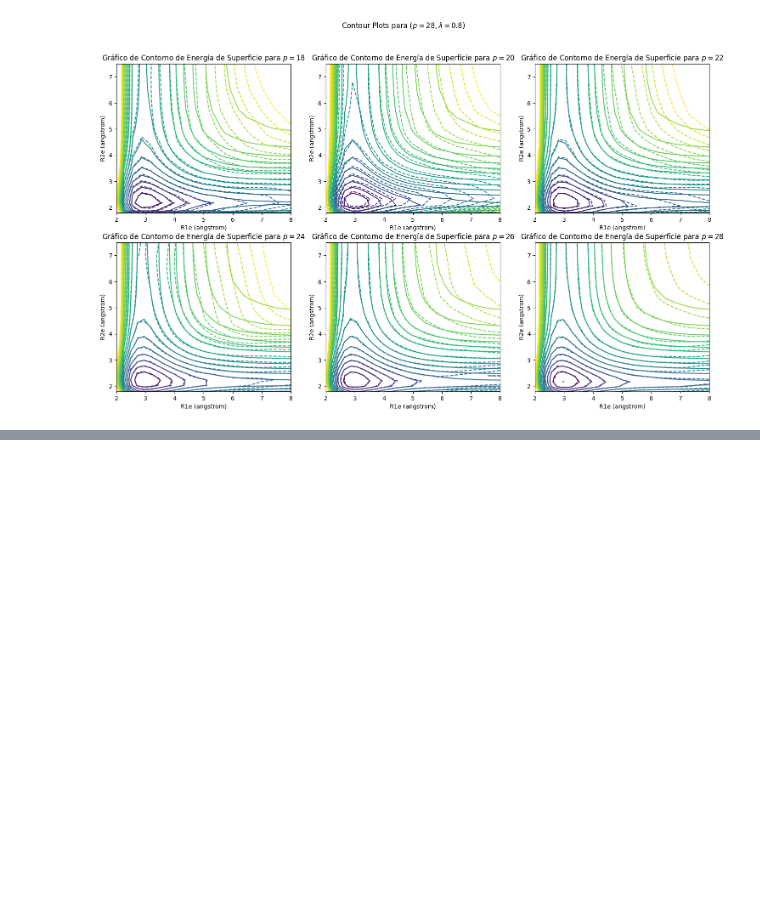
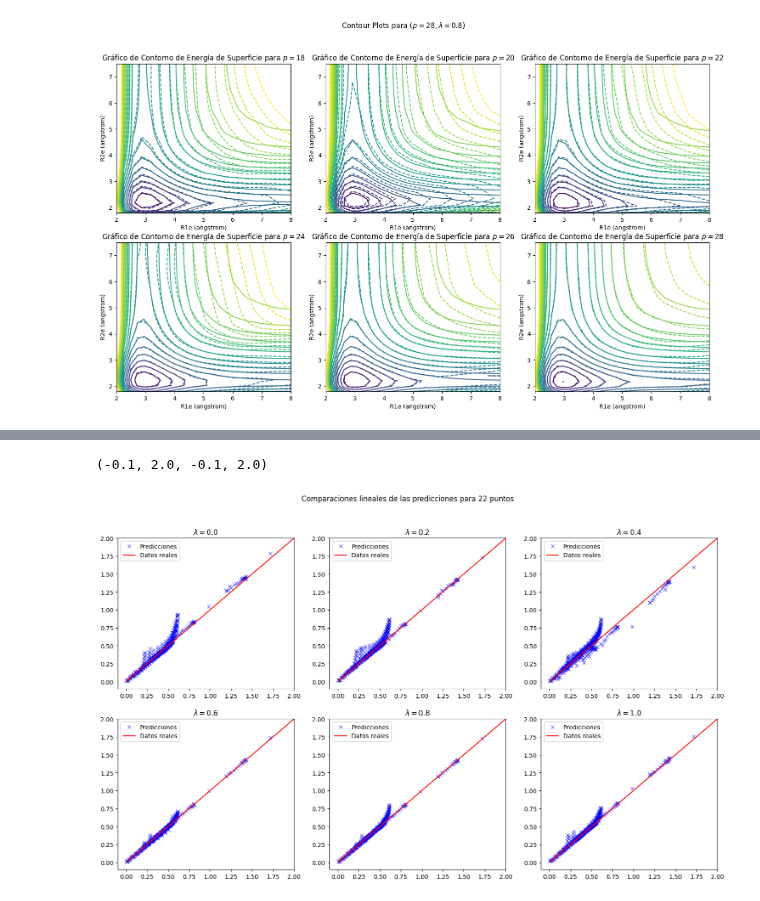
Before and after one commit to AstroDolan/ML-team, a Jupyter notebook: PINN-Thesis/Lambda-Testing/Points/Plot-PINN-Testing.ipynb, the cells around one changed output, grey strips where cells are left out. Saved outputs shown, nothing was run; the diff lists cells and outputs as text; code cells hidden in the pictures; blank space fills up the shorter version.

```diff
--- a/PINN-Thesis/Lambda-Testing/Points/Plot-PINN-Testing.ipynb
+++ b/PINN-Thesis/Lambda-Testing/Points/Plot-PINN-Testing.ipynb
@@ -431,0 +429,44 @@ ax6.axis([-0.1,2,-0.1,2])
+# %%
+l00p22 = np.load('TrainPREDS_Lambda0.0_Pts22.npy')
+l02p22 = np.load('TrainPREDS_Lambda0.2_Pts22.npy')
+l04p22 = np.load('TrainPREDS_Lambda0.4_Pts22.npy')
+l06p22 = np.load('TrainPREDS_Lambda0.6_Pts22.npy')
+l08p22 = np.load('TrainPREDS_Lambda0.8_Pts22.npy')
+l10p22 = np.load('TrainPREDS_Lambda1.0_Pts22.npy')
+
+fig, ((ax1, ax2, ax3), (ax4, ax5, ax6)) = plt.subplots(2,3, figsize=(18, 10))
+fig.suptitle('Comparaciones lineales de las predicciones para 22 puntos')
+
+ax1.plot(l00p22[0,:], l00p22[1,:],'x', label="Predicciones", color='blue', alpha=0.6)
+ax1.plot(l00p22[0,:], l00p22[0,:], color='red', label='Datos reales')
+ax1.legend()
+ax1.set_title("$\lambda=0.0$")
+ax1.axis([-0.1,2,-0.1,2])
+ax2.plot(l02p22[0,:], l02p22[1,:],'x', label="Predicciones", color='blue', alpha=0.6)
+ax2.plot(l02p22[0,:], l02p22[0,:], color='red', label='Datos reales')
+ax2.legend()
+ax2.set_title("$\lambda=0.2$")
+ax2.axis([-0.1,2,-0.1,2])
+ax3.plot(l04p22[0,:], l04p22[1,:],'x', label="Predicciones", color='blue', alpha=0.6)
+ax3.plot(l04p22[0,:], l04p22[0,:], color='red', label='Datos reales')
+ax3.legend()
+ax3.set_title("$\lambda=0.4$")
+ax3.axis([-0.1,2,-0.1,2])
+ax4.plot(l06p22[0,:], l06p22[1,:],'x', label="Predicciones", color='blue', alpha=0.6)
+ax4.plot(l06p22[0,:], l06p22[0,:], color='red', label='Datos reales')
+ax4.legend()
+ax4.set_title("$\lambda=0.6$")
+ax4.axis([-0.1,2,-0.1,2])
+ax5.plot(l08p22[0,:], l08p22[1,:],'x', label="Predicciones", color='blue', alpha=0.6)
+ax5.plot(l08p22[0,:], l08p22[0,:], color='red', label='Datos reales')
+ax5.legend()
+ax5.set_title("$\lambda=0.8$")
+ax5.axis([-0.1,2,-0.1,2])
+ax6.plot(l10p22[0,:], l10p22[1,:],'x', label="Predicciones", color='blue', alpha=0.6)
+ax6.plot(l10p22[0,:], l10p22[0,:], color='red', label='Datos reales')
+ax6.legend()
+ax6.set_title("$\lambda=1.0$")
+ax6.axis([-0.1,2,-0.1,2])
+# %% [output]
+(-0.1, 2.0, -0.1, 2.0)
+[figure, added]
```
Also changed, not shown: parts of 7 cells of this notebook, 11 other files.
